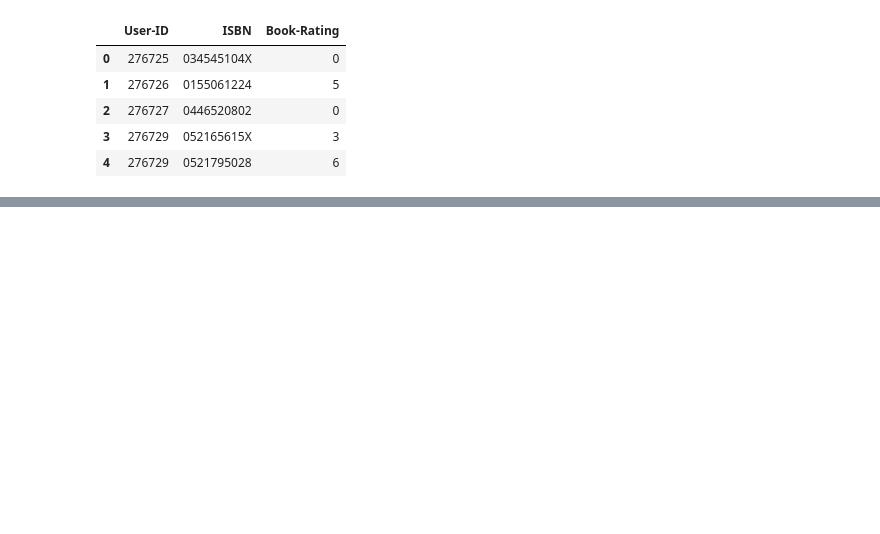
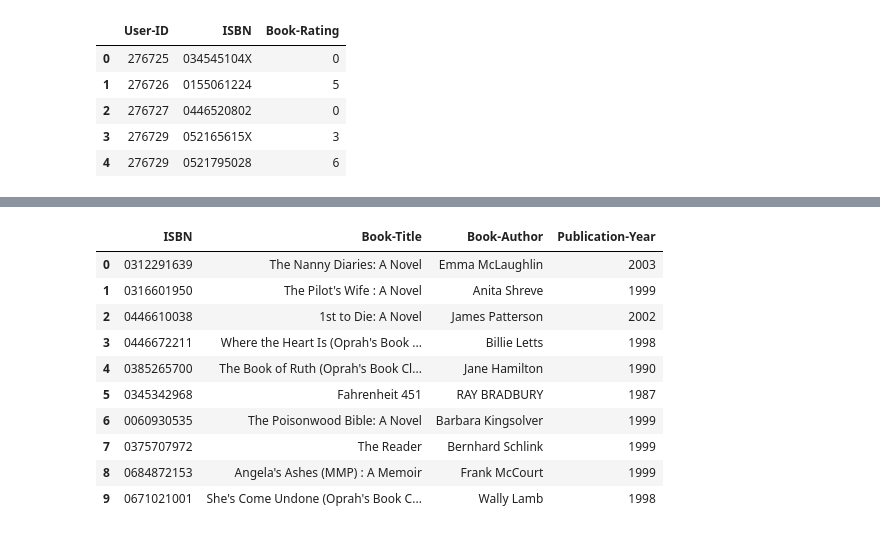
Before and after one commit to mpayumo/book-recommender-model, a Jupyter notebook: 2-book-recommender-modeling.ipynb, the cells around one changed output, grey strips where cells are left out. Cells and saved outputs as stored; diff of their text form; code cells hidden in the pictures; blank space fills up the shorter version.

Commit message:
pearson R working

```diff
--- a/2-book-recommender-modeling.ipynb
+++ b/2-book-recommender-modeling.ipynb
@@ -465,0 +366,7 @@ recommendation_titles_R
+# %%
+isbn_only = correlation_summary[correlation_summary['Rating-Count'] >= 300].sort_values('pearsonR', ascending=False).head(11)
+# %%
+isbn_list=isbn_only.index.tolist()[1:]
+# %%
+books_isbn = pd.DataFrame(isbn_list, index=np.arange(len(isbn_list)), columns=['ISBN'])
+books_isbn
@@ -465,0 +385,16 @@ recommendation_titles_R
+# %%
+correlated_book_titles=pd.merge(books_isbn, books_df, on='ISBN')
+# %%
+correlated_book_titles
+# %% [output]
+|  | ISBN | Book-Title | Book-Author | Publication-Year |
+| 0 | 0312291639 | The Nanny Diaries: A Novel | Emma McLaughlin | 2003 |
+| 1 | 0316601950 | The Pilot's Wife : A Novel | Anita Shreve | 1999 |
+| 2 | 0446610038 | 1st to Die: A Novel | James Patterson | 2002 |
+| 3 | 0446672211 | Where the Heart Is (Oprah's Book ... | Billie Letts | 1998 |
+| 4 | 0385265700 | The Book of Ruth (Oprah's Book Cl... | Jane Hamilton | 1990 |
+| 5 | 0345342968 | Fahrenheit 451 | RAY BRADBURY | 1987 |
+| 6 | 0060930535 | The Poisonwood Bible: A Novel | Barbara Kingsolver | 1999 |
+| 7 | 0375707972 | The Reader | Bernhard Schlink | 1999 |
+| 8 | 0684872153 | Angela's Ashes (MMP) : A Memoir | Frank McCourt | 1999 |
+| 9 | 0671021001 | She's Come Undone (Oprah's Book C... | Wally Lamb | 1998 |
```
Also changed, not shown: parts of 92 cells of this notebook, 1 other file.
